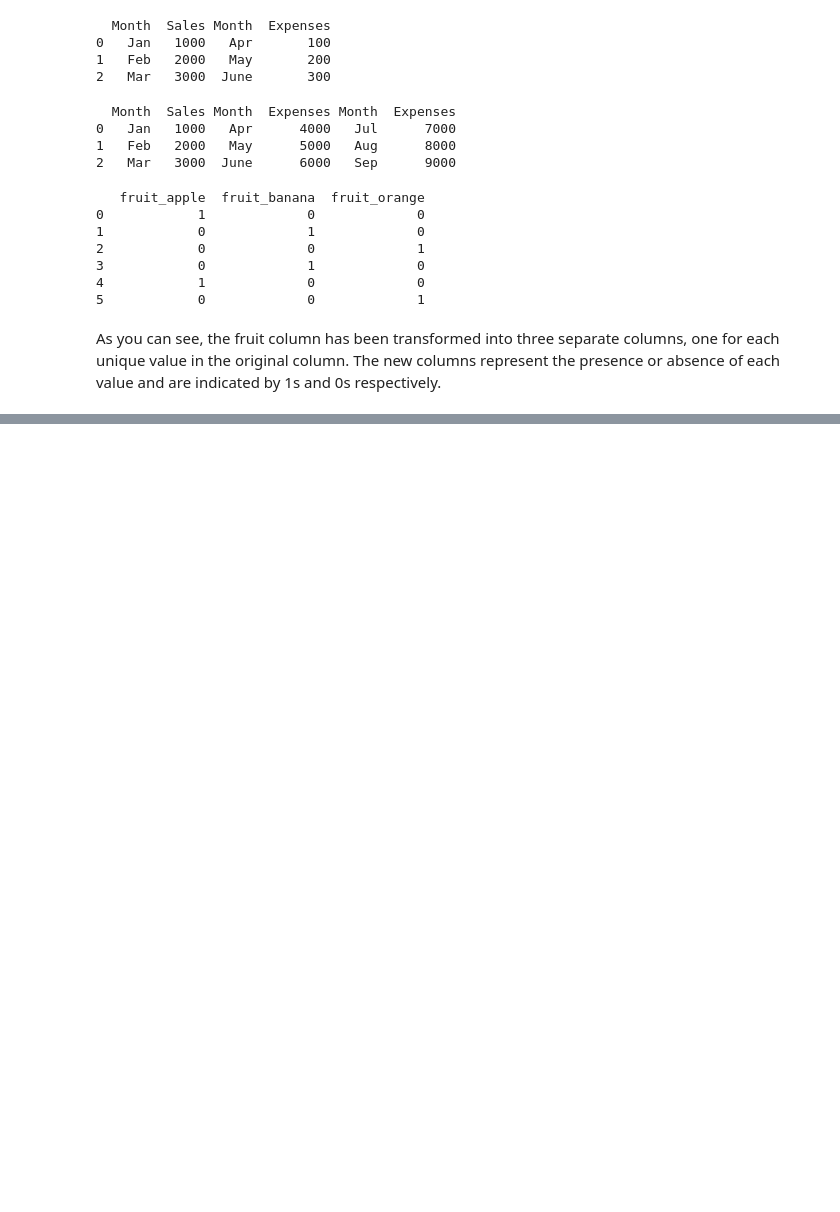
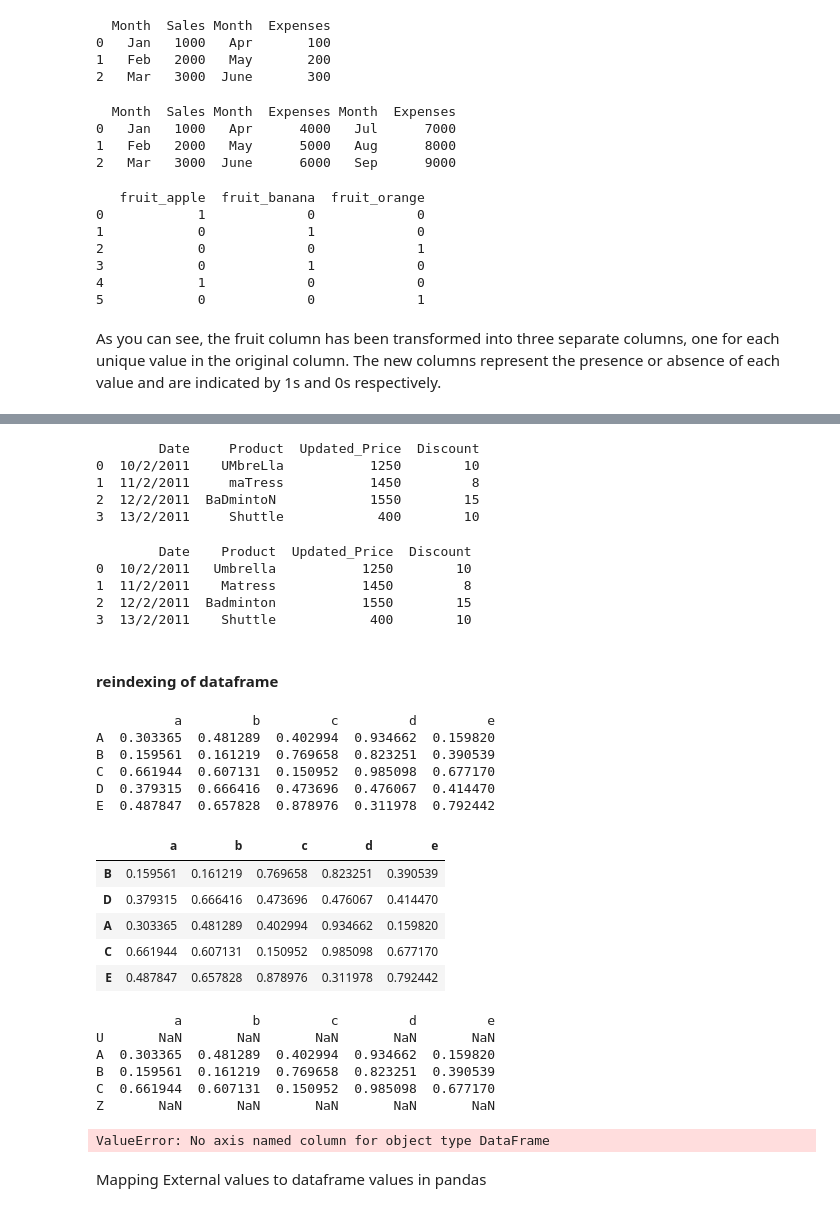
Before and after one commit to Naaahush/VsCode, a Jupyter notebook: Chirantan Pandas lecture.ipynb, the cells around one changed output, grey strips where cells are left out. Cells and saved outputs as stored; diff of their text form; code cells hidden in the pictures; blank space fills up the shorter version.

```diff
--- a/Chirantan Pandas lecture.ipynb
+++ b/Chirantan Pandas lecture.ipynb
@@ -264,0 +574,78 @@ As you can see, the fruit column has been transformed into three separate column
+# %%
+import pandas as pd
+# Create the dataframe
+df = pd.DataFrame({'Date':['10/2/2011', '11/2/2011', '12/2/2011', '13/2/2011'],
+                   'Product':[' UMbreLla', '  maTress', 'BaDmintoN ', 'Shuttle'],
+                   'Updated_Price':[1250, 1450, 1550, 400],
+                   'Discount':[10, 8, 15, 10]})
+
+# Print the dataframe
+print(df)
+# %% [output]
+        Date     Product  Updated_Price  Discount
+0  10/2/2011    UMbreLla           1250        10
+1  11/2/2011     maTress           1450         8
+2  12/2/2011  BaDmintoN            1550        15
+3  13/2/2011     Shuttle            400        10
+# %%
+df['Product'] = df['Product'].apply(lambda x: x.strip().capitalize())
+
+print(df)
+# %% [output]
+        Date    Product  Updated_Price  Discount
+0  10/2/2011   Umbrella           1250        10
+1  11/2/2011    Matress           1450         8
+2  12/2/2011  Badminton           1550        15
+3  13/2/2011    Shuttle            400        10
+# %% [markdown]
+#### reindexing of dataframe
+# %%
+column = ['a','b','c','d','e']
+index = ['A','B','C','D','E']
+
+df1 = pd.DataFrame(np.random.rand(5,5),columns=column, index= index)
+# %%
+print(df1)
+# %% [output]
+          a         b         c         d         e
+A  0.303365  0.481289  0.402994  0.934662  0.159820
+B  0.159561  0.161219  0.769658  0.823251  0.390539
+C  0.661944  0.607131  0.150952  0.985098  0.677170
+D  0.379315  0.666416  0.473696  0.476067  0.414470
+E  0.487847  0.657828  0.878976  0.311978  0.792442
+# %%
+df1.reindex(['B','D','A','C','E'])
+# %% [output]
+|  | a | b | c | d | e |
+| B | 0.159561 | 0.161219 | 0.769658 | 0.823251 | 0.390539 |
+| D | 0.379315 | 0.666416 | 0.473696 | 0.476067 | 0.414470 |
+| A | 0.303365 | 0.481289 | 0.402994 | 0.934662 | 0.159820 |
+| C | 0.661944 | 0.607131 | 0.150952 | 0.985098 | 0.677170 |
+| E | 0.487847 | 0.657828 | 0.878976 | 0.311978 | 0.792442 |
+# %%
+#method 2
+
+new_index =['U','A','B','C','Z']
+
+print(df1.reindex(new_index))
+# %% [output]
+          a         b         c         d         e
+U       NaN       NaN       NaN       NaN       NaN
+A  0.303365  0.481289  0.402994  0.934662  0.159820
+B  0.159561  0.161219  0.769658  0.823251  0.390539
+C  0.661944  0.607131  0.150952  0.985098  0.677170
+Z       NaN       NaN       NaN       NaN       NaN
+# %%
+column = ['a','b','c','d','e']
+index = ['A','B','C','D','E']
+
+df1 = pd.DataFrame(np.random.rand(5,5),columns=column, index= index)
+
+
+column = ['e','a','b','c','d']
+
+print(df1.reindex(column, axis='column'))
+# %% [output]
+ValueError: No axis named column for object type DataFrame
+# %% [markdown]
+Mapping External values to dataframe values in pandas
```
Also changed, not shown: parts of 23 cells of this notebook.
